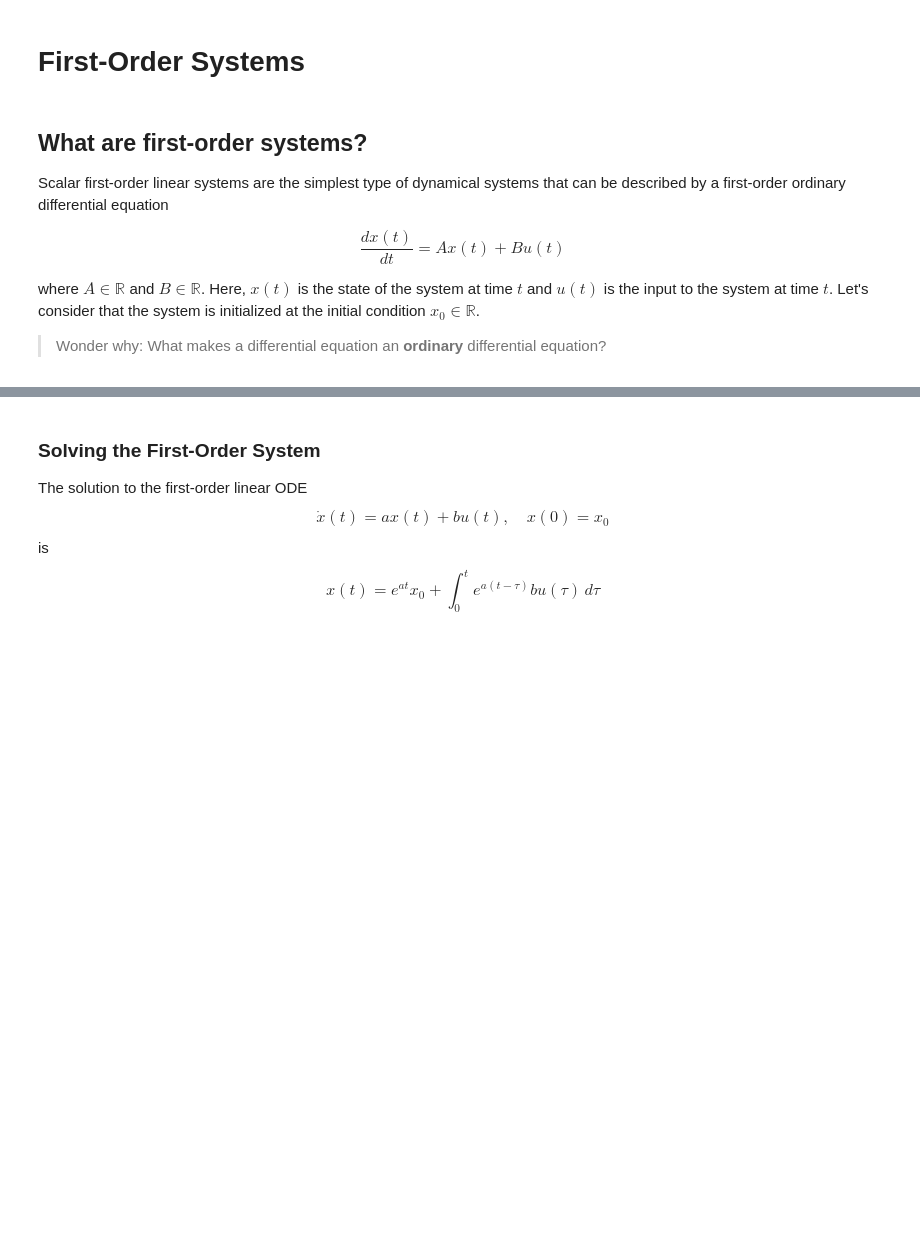
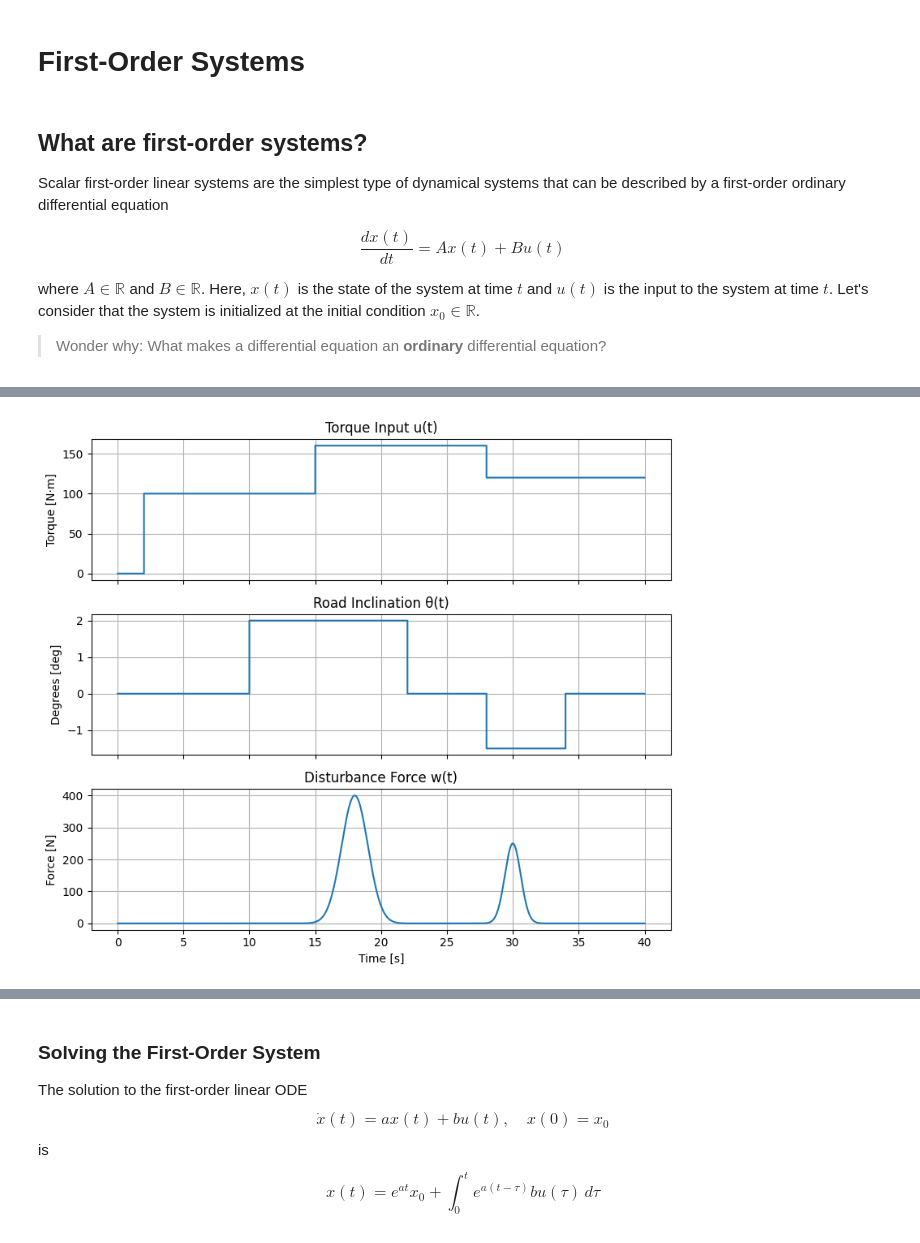
Before and after one commit to suann124/AIinTeaching_Archive, a Jupyter notebook: lectures/L4_Firstorder_1.ipynb, the cells around one changed output, grey strips where cells are left out. Cells and saved outputs as stored; diff of their text form; code cells hidden in the pictures; blank space fills up the shorter version.

```diff
--- a/lectures/L4_Firstorder_1.ipynb
+++ b/lectures/L4_Firstorder_1.ipynb
@@ -209,0 +209,9 @@ plt.show()
+# %%
+m   = 1500.0   # vehicle mass [kg]
+b   = 300.0    # drag coefficient [N*s/m]
+k_u = 50.0     # drive-force per torque unit [N per N·m]
+g   = 9.81     # gravity [m/s^2]
+
+t_end = 40.0   # total simulation time [s]
+dt    = 0.01   # time step [s]
+t     = np.arange(0.0, t_end + dt, dt)
@@ -209,0 +225,65 @@ plt.show()
+# %%
+# Define torque, slope, and disturbance profiles
+
+def u_torque(t_scalar):
+    """
+    Torque profile [N·m]:
+    - Step up to 100 N·m at 2 s
+    - Add 60 N·m at 15 s
+    - Reduce 40 N·m at 28 s
+    """
+    val = 0.0
+    if t_scalar >= 2.0:  val += 100.0
+    if t_scalar >= 15.0: val += 60.0
+    if t_scalar >= 28.0: val -= 40.0
+    return val
+
+def theta_slope(t_scalar):
+    """
+    Road slope [radians]:
+    - Uphill (+2°) from 10 s to 22 s
+    - Downhill (-1.5°) from 28 s to 34 s
+    """
+    if 10.0 <= t_scalar < 22.0:
+        return 2.0 * np.pi / 180.0
+    if 28.0 <= t_scalar < 34.0:
+        return -1.5 * np.pi / 180.0
+    return 0.0
+
+def w_disturbance(t_scalar):
+    """
+    External disturbance [N]:
+    Two gusts of wind at 18 s and 30 s.
+    """
+    w1 = 400.0 * np.exp(-0.5 * ((t_scalar - 18.0)/1.0)**2)
+    w2 = 250.0 * np.exp(-0.5 * ((t_scalar - 30.0)/0.6)**2)
+    return w1 + w2
+
+# Plot all three inputs
+
+u = np.array([u_torque(ti) for ti in t])
+th = np.array([theta_slope(ti) for ti in t])
+w = np.array([w_disturbance(ti) for ti in t])
+
+fig, ax = plt.subplots(3, 1, figsize=(8,7), sharex=True)
+
+ax[0].step(t, u, where="post")
+ax[0].set_title("Torque Input u(t)")
+ax[0].set_ylabel("Torque [N·m]")
+ax[0].grid(True)
+
+ax[1].step(t, th * 180/np.pi, where="post")
+ax[1].set_title("Road Inclination θ(t)")
+ax[1].set_ylabel("Degrees [deg]")
+ax[1].grid(True)
+
+ax[2].plot(t, w)
+ax[2].set_title("Disturbance Force w(t)")
+ax[2].set_xlabel("Time [s]")
+ax[2].set_ylabel("Force [N]")
+ax[2].grid(True)
+
+plt.tight_layout()
+plt.show()
+# %% [output]
+[figure, added]
```
Also changed, not shown: parts of 20 cells of this notebook.
